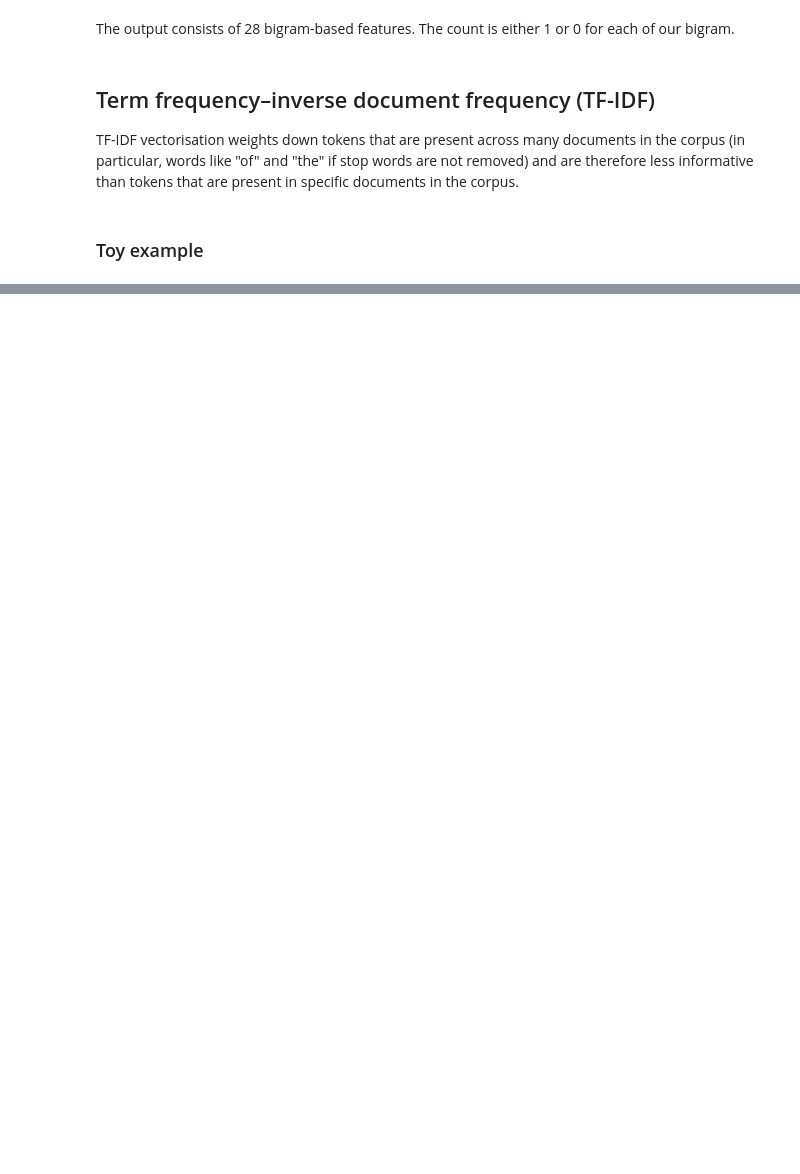
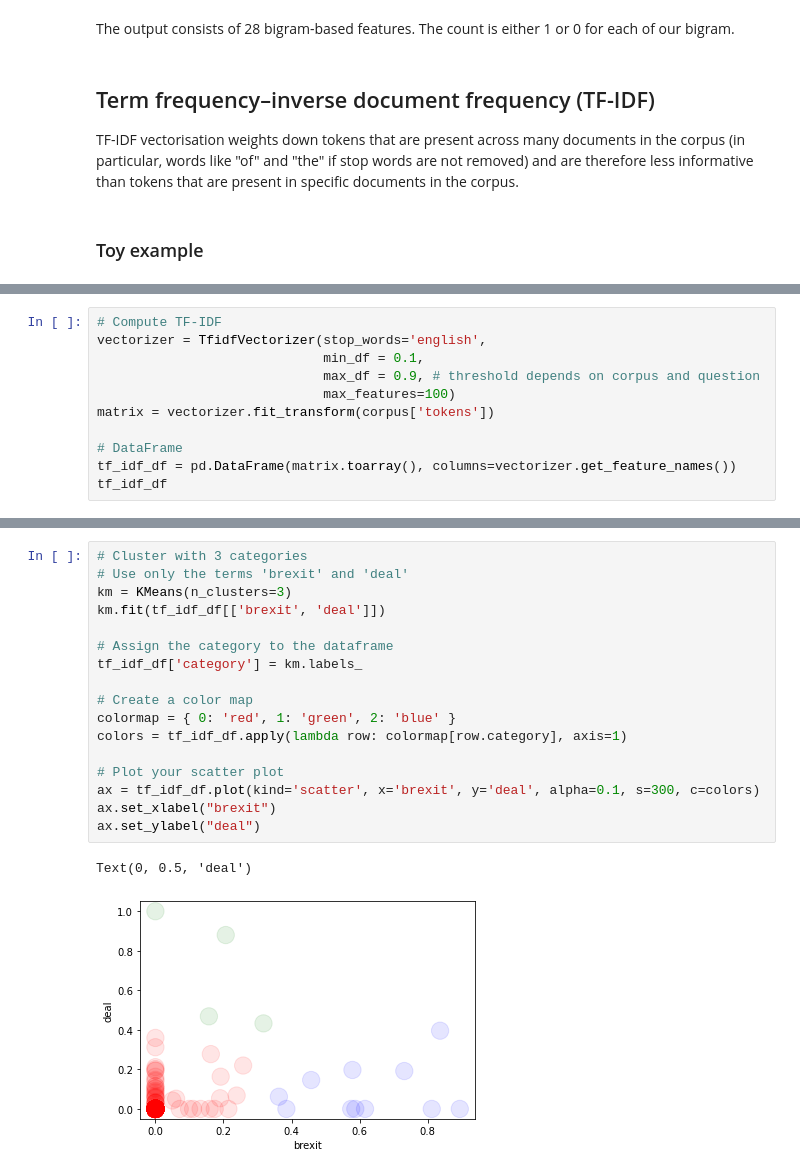
Before and after one commit to valdanchev/SC207, a Jupyter notebook: TextVectorisation_session13_workbook.ipynb, the cells around one changed output, grey strips where cells are left out. Cells and saved outputs as stored; diff of their text form; blank space fills up the shorter version.

```diff
--- a/TextVectorisation_session13_workbook.ipynb
+++ b/TextVectorisation_session13_workbook.ipynb
@@ -360,0 +530,11 @@ print("Mean TF-IDF in corpus:", np.mean(vectorizer.idf_))
+# %%
+# Compute TF-IDF
+vectorizer = TfidfVectorizer(stop_words='english',
+                             min_df = 0.1,
+                             max_df = 0.9, # threshold depends on corpus and question
+                             max_features=100)
+matrix = vectorizer.fit_transform(corpus['tokens'])
+
+# DataFrame
+tf_idf_df = pd.DataFrame(matrix.toarray(), columns=vectorizer.get_feature_names())
+tf_idf_df
@@ -360,0 +555,20 @@ print("Mean TF-IDF in corpus:", np.mean(vectorizer.idf_))
+# %%
+# Cluster with 3 categories
+# Use only the terms 'brexit' and 'deal'
+km = KMeans(n_clusters=3)
+km.fit(tf_idf_df[['brexit', 'deal']])
+
+# Assign the category to the dataframe
+tf_idf_df['category'] = km.labels_
+
+# Create a color map
+colormap = { 0: 'red', 1: 'green', 2: 'blue' }
+colors = tf_idf_df.apply(lambda row: colormap[row.category], axis=1)
+
+# Plot your scatter plot
+ax = tf_idf_df.plot(kind='scatter', x='brexit', y='deal', alpha=0.1, s=300, c=colors)
+ax.set_xlabel("brexit")
+ax.set_ylabel("deal")
+# %% [output]
+Text(0, 0.5, 'deal')
+[figure, added]
```
Also changed, not shown: parts of 77 cells of this notebook.
